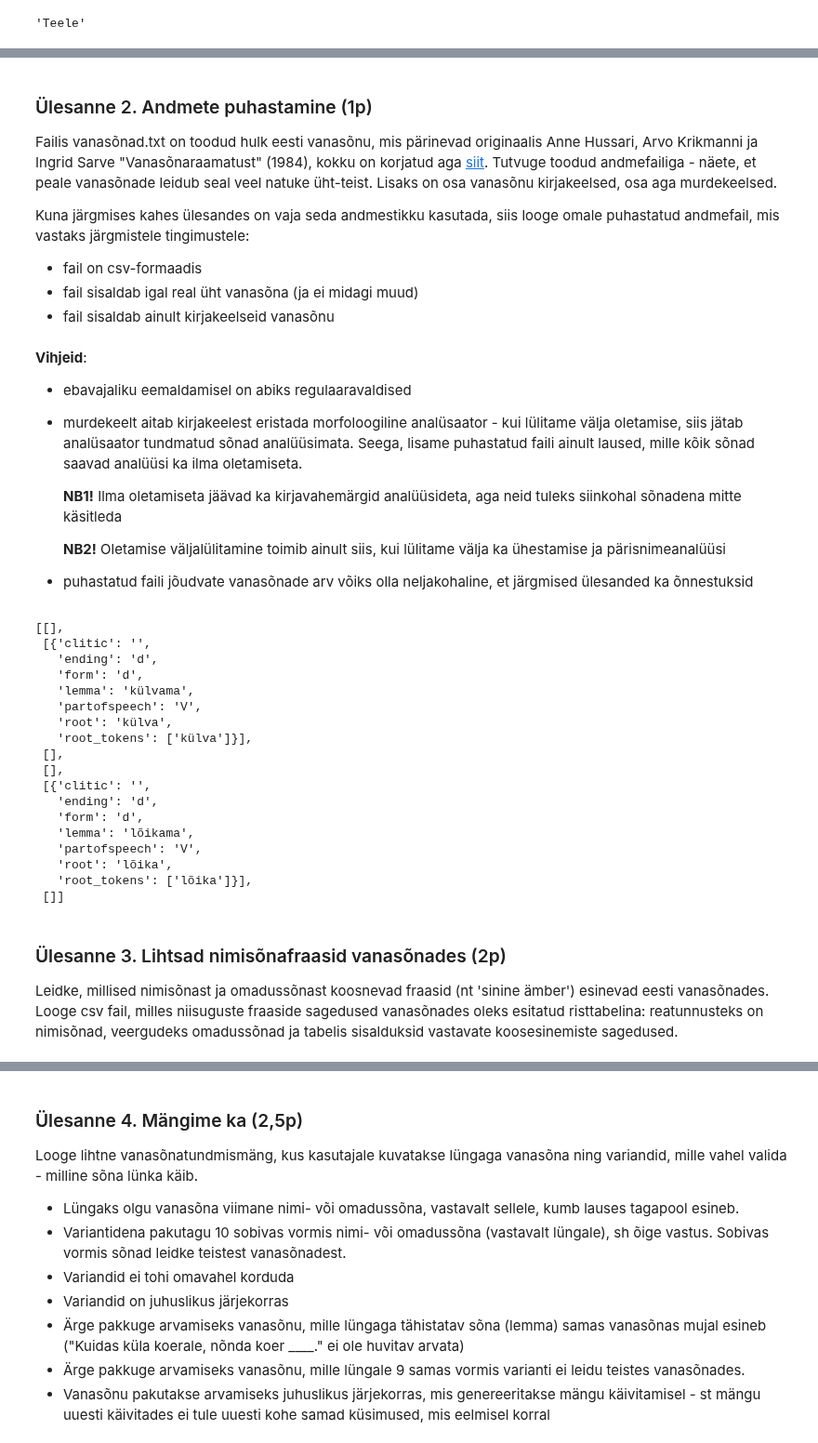
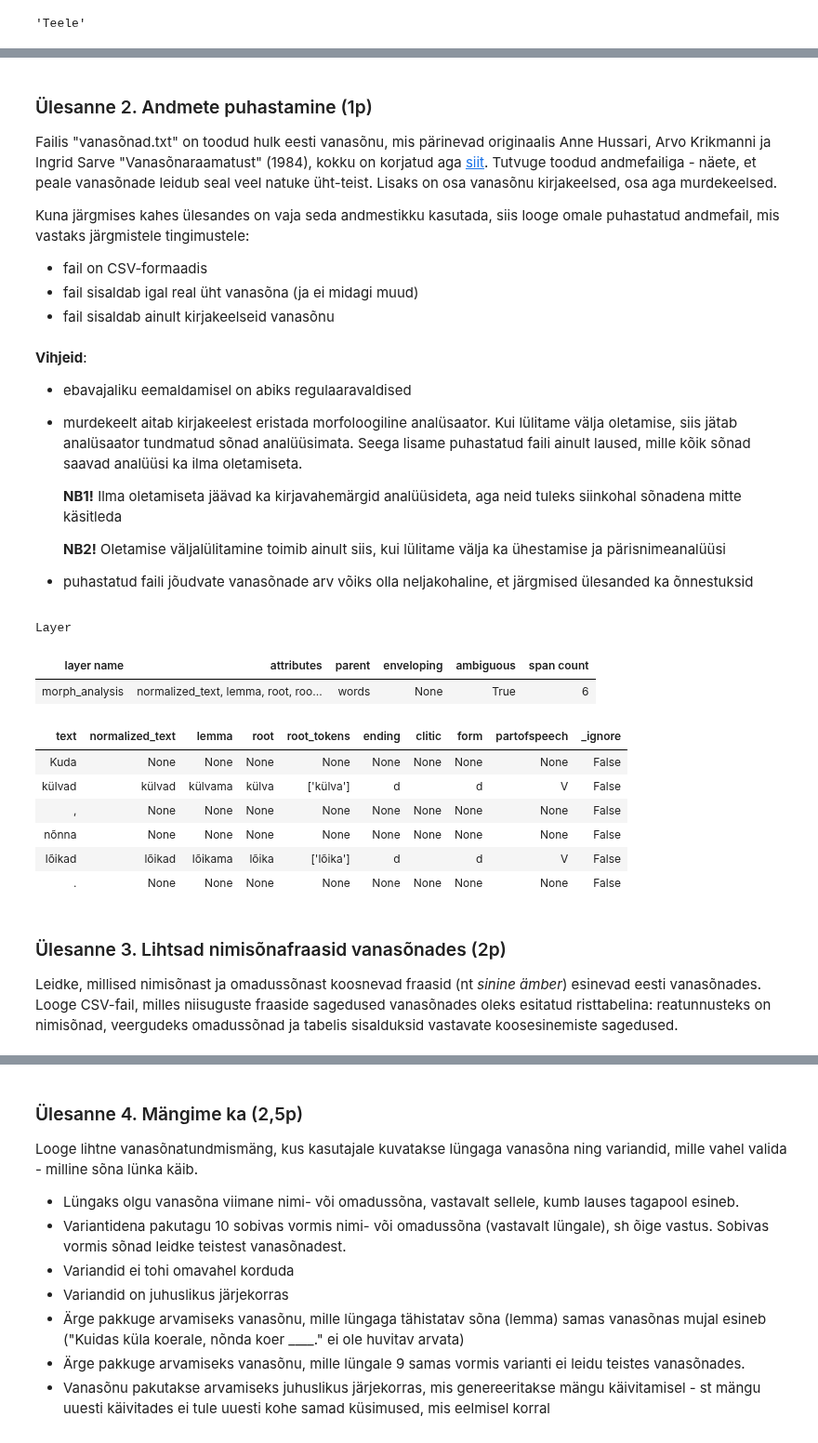
Before and after one commit to d009/EstNLP, a Jupyter notebook: Praktikum4/Praktikum_4.ipynb, the cells around one changed output, grey strips where cells are left out. Shown at 93% size. Cells and saved outputs as stored; diff of their text form; code cells hidden in the pictures.

```diff
--- a/Praktikum4/Praktikum_4.ipynb
+++ b/Praktikum4/Praktikum_4.ipynb
@@ -251,16 +249,16 @@ array([['Teele', 'naine', 25, False, 'Kask'],
 ilusad_inimesed.to_csv("test1.csv")
 # %% [markdown]
 ### Ülesanne 2. Andmete puhastamine (1p)
-Failis vanasõnad.txt on toodud hulk eesti vanasõnu, mis pärinevad originaalis Anne Hussari, Arvo Krikmanni ja Ingrid Sarve "Vanasõnaraamatust" (1984), kokku on korjatud aga [siit](http://www.folklore.ee/~kriku/VSR/FRAMEST.HTM). Tutvuge toodud andmefailiga - näete, et peale vanasõnade leidub seal veel natuke üht-teist. Lisaks on osa vanasõnu kirjakeelsed, osa aga murdekeelsed.
+Failis "vanasõnad.txt" on toodud hulk eesti vanasõnu, mis pärinevad originaalis Anne Hussari, Arvo Krikmanni ja Ingrid Sarve "Vanasõnaraamatust" (1984), kokku on korjatud aga [siit](http://www.folklore.ee/~kriku/VSR/FRAMEST.HTM). Tutvuge toodud andmefailiga - näete, et peale vanasõnade leidub seal veel natuke üht-teist. Lisaks on osa vanasõnu kirjakeelsed, osa aga murdekeelsed.
 
 Kuna järgmises kahes ülesandes on vaja seda andmestikku kasutada, siis looge omale puhastatud andmefail, mis vastaks järgmistele tingimustele:
-* fail on csv-formaadis
+* fail on CSV-formaadis
 * fail sisaldab igal real üht vanasõna (ja ei midagi muud)
 * fail sisaldab ainult kirjakeelseid vanasõnu
 # %% [markdown]
 **Vihjeid**:
 * ebavajaliku eemaldamisel on abiks regulaaravaldised
-* murdekeelt aitab kirjakeelest eristada morfoloogiline analüsaator - kui lülitame välja oletamise, siis jätab analüsaator tundmatud sõnad analüüsimata. Seega, lisame puhastatud faili ainult laused, mille kõik sõnad saavad analüüsi ka ilma oletamiseta.
+* murdekeelt aitab kirjakeelest eristada morfoloogiline analüsaator. Kui lülitame välja oletamise, siis jätab analüsaator tundmatud sõnad analüüsimata. Seega lisame puhastatud faili ainult laused, mille kõik sõnad saavad analüüsi ka ilma oletamiseta.
 
     **NB1!** Ilma oletamiseta jäävad ka kirjavahemärgid analüüsideta, aga neid tuleks siinkohal sõnadena mitte käsitleda
 
@@ -273,28 +272,25 @@ from estnltk import Text
+# %%
+resolver = make_resolver(
+    disambiguate=False,
+    guess=False,
+    propername=False)
 # %%
 # Morf analüüs ilma oletamiseta.
-Text("Kuda külvad, nõnna lõikad.", guess = False, disambiguate = False, propername = False).analysis
+Text("Kuda külvad, nõnna lõikad.").tag_layer(resolver=resolver).morph_analysis
 # %% [output]
-[[],
- [{'clitic': '',
-   'ending': 'd',
-   'form': 'd',
-   'lemma': 'külvama',
-   'partofspeech': 'V',
-   'root': 'külva',
-   'root_tokens': ['külva']}],
- [],
- [],
- [{'clitic': '',
-   'ending': 'd',
-   'form': 'd',
-   'lemma': 'lõikama',
-   'partofspeech': 'V',
-   'root': 'lõika',
-   'root_tokens': ['lõika']}],
- []]
+Layer
+| layer name | attributes | parent | enveloping | ambiguous | span count |
+| morph_analysis | normalized_text, lemma, root, roo... | words | None | True | 6 |
+| text | normalized_text | lemma | root | root_tokens | ending | clitic | form | partofspeech | _ignore |
+| Kuda | None | None | None | None | None | None | None | None | False |
+| külvad | külvad | külvama | külva | ['külva'] | d |  | d | V | False |
+| , | None | None | None | None | None | None | None | None | False |
+| nõnna | None | None | None | None | None | None | None | None | False |
+| lõikad | lõikad | lõikama | lõika | ['lõika'] | d |  | d | V | False |
+| . | None | None | None | None | None | None | None | None | False |
 # %% [markdown]
 ### Ülesanne 3.  Lihtsad nimisõnafraasid vanasõnades (2p)
-Leidke, millised nimisõnast ja omadussõnast koosnevad fraasid (nt 'sinine ämber') esinevad eesti vanasõnades. Looge csv fail, milles niisuguste fraaside sagedused vanasõnades oleks esitatud risttabelina: reatunnusteks on nimisõnad, veergudeks omadussõnad ja tabelis sisalduksid vastavate koosesinemiste sagedused.
+Leidke, millised nimisõnast ja omadussõnast koosnevad fraasid (nt *sinine ämber*) esinevad eesti vanasõnades. Looge CSV-fail, milles niisuguste fraaside sagedused vanasõnades oleks esitatud risttabelina: reatunnusteks on nimisõnad, veergudeks omadussõnad ja tabelis sisalduksid vastavate koosesinemiste sagedused.
 # %% [markdown]
 Selleks iga vanasõna puhul:
 * Teostage vanasõna morfoloogiline analüüs
```
Also changed, not shown: parts of 21 cells of this notebook, 1 other file.
